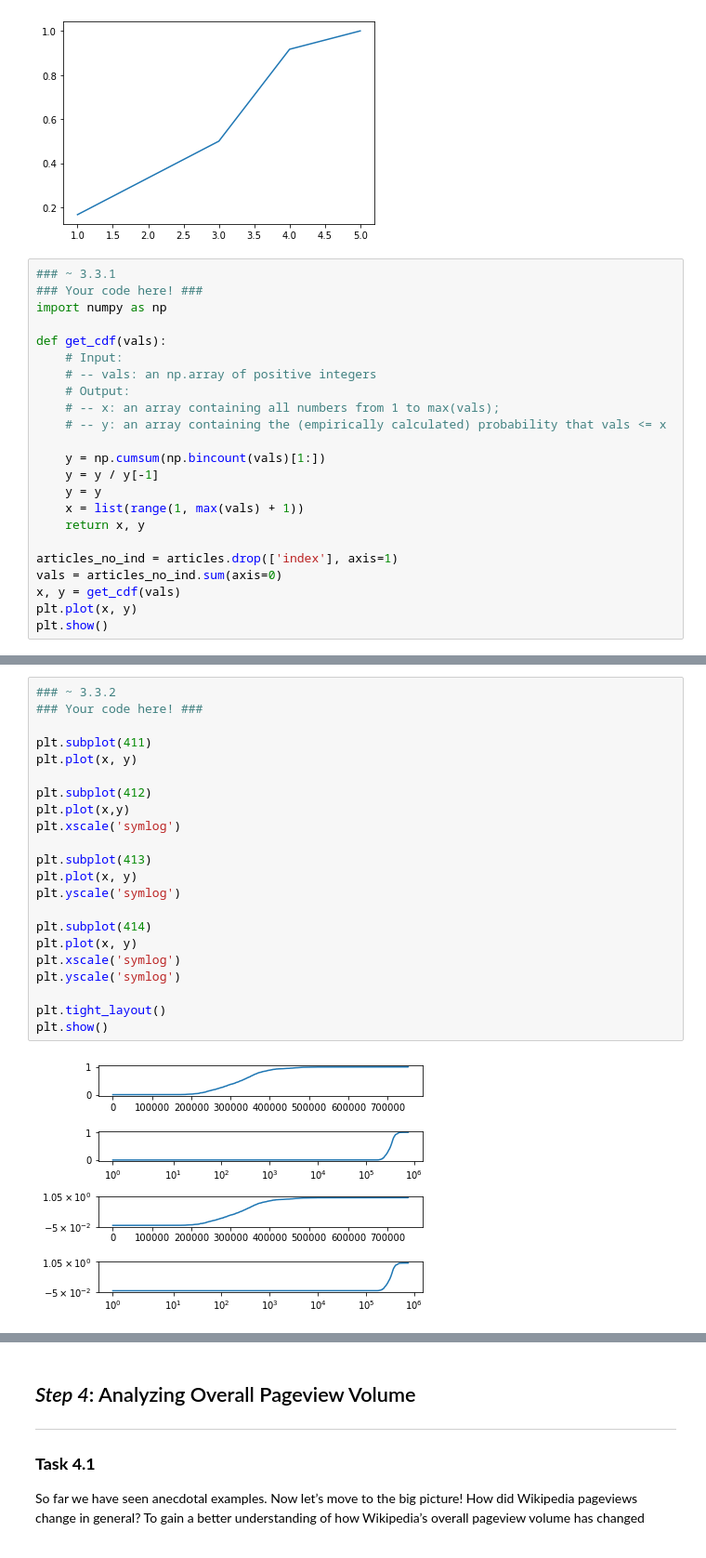
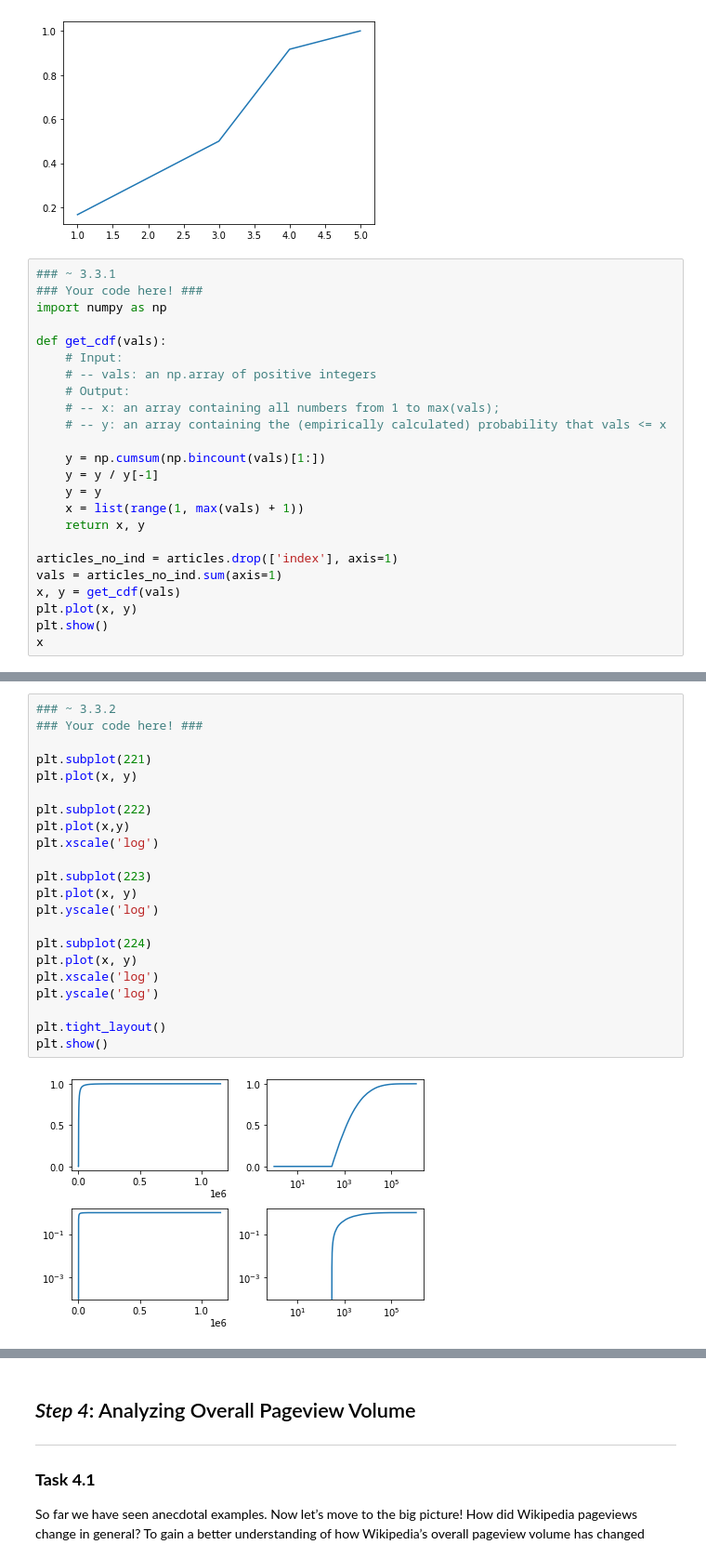
Before and after one commit to Rlee00/2020, a Jupyter notebook: Homework/01 - Pandas Data Wrangling and Data Viz/hw1.ipynb, the cells around one changed output, grey strips where cells are left out. Shown at 93% size. Saved outputs shown, nothing was run; the diff lists cells and outputs as text.

```diff
--- a/Homework/01 - Pandas Data Wrangling and Data Viz/hw1.ipynb
+++ b/Homework/01 - Pandas Data Wrangling and Data Viz/hw1.ipynb
@@ -351,8 +354,9 @@ def get_cdf(vals):
     return x, y
 
 articles_no_ind = articles.drop(['index'], axis=1)
-vals = articles_no_ind.sum(axis=0)
+vals = articles_no_ind.sum(axis=1)
 x, y = get_cdf(vals)
 plt.plot(x, y)
 plt.show()
+x
 # %% [output]
@@ -360,27 +381,27 @@ plt.show()
 # %%
 ### ~ 3.3.2
 ### Your code here! ###
 
-plt.subplot(411)
+plt.subplot(221)
 plt.plot(x, y)
 
-plt.subplot(412)
+plt.subplot(222)
 plt.plot(x,y)
-plt.xscale('symlog')
+plt.xscale('log')
 
-plt.subplot(413)
+plt.subplot(223)
 plt.plot(x, y)
-plt.yscale('symlog')
+plt.yscale('log')
 
-plt.subplot(414)
+plt.subplot(224)
 plt.plot(x, y)
-plt.xscale('symlog')
-plt.yscale('symlog')
+plt.xscale('log')
+plt.yscale('log')
 
 plt.tight_layout()
 plt.show()
 # %% [output]
-[figure, old version]
+[figure, new version]
 # %%
 ### ~ 3.3.3
 ### Your text here! ###
```
Also changed, not shown: parts of 19 cells of this notebook, 5 other files.
